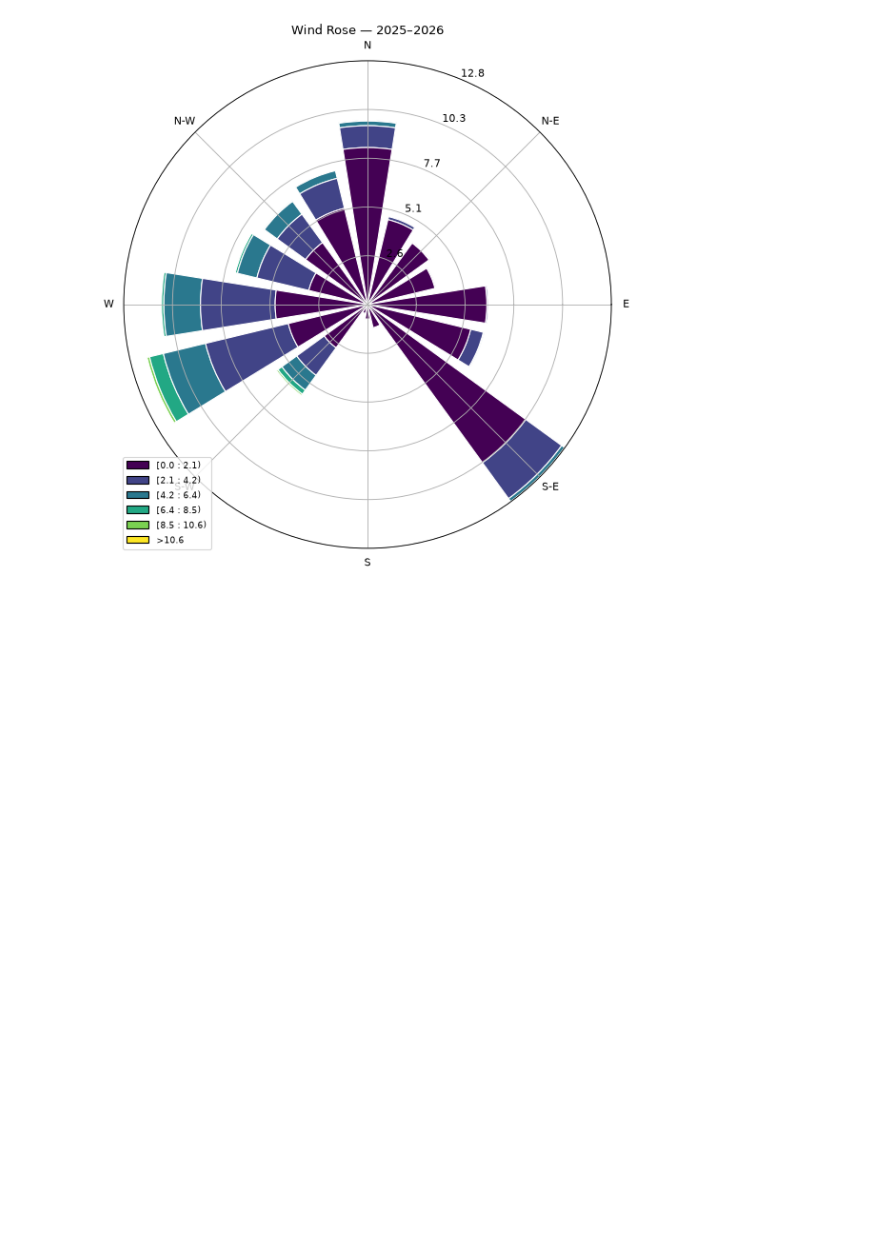
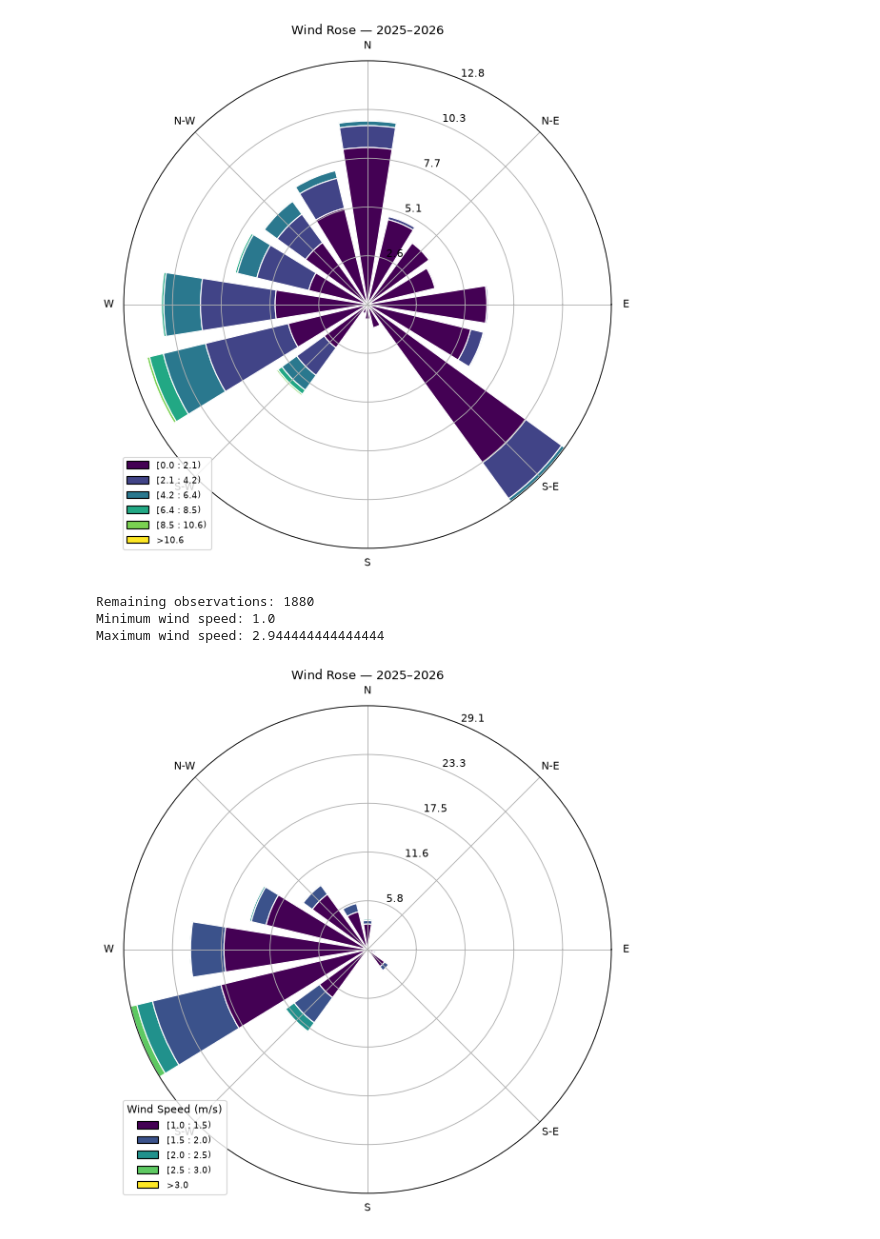
Before and after one commit to shubhprime/FYP, a Jupyter notebook: windrose/windrose.ipynb, the cells around one changed output. Saved outputs shown, nothing was run; the diff lists cells and outputs as text; code cells hidden in the pictures; blank space fills up the shorter version.

```diff
--- a/windrose/windrose.ipynb
+++ b/windrose/windrose.ipynb
@@ -272,3 +272,38 @@ ax.set_legend()
 plt.show()
 # %% [output]
 [figure]
+# %%
+clean_wind_data["Spd(m/s)"] = (
+    clean_wind_data["Spd(Km/hr)"] / 3.6
+)
+clean_wind_data = clean_wind_data[
+    clean_wind_data["Spd(m/s)"] >= 1.0
+].copy()
+print("Remaining observations:", len(clean_wind_data))
+print("Minimum wind speed:", clean_wind_data["Spd(m/s)"].min())
+print("Maximum wind speed:", clean_wind_data["Spd(m/s)"].max())
+# %% [output]
+Remaining observations: 1880
+Minimum wind speed: 1.0
+Maximum wind speed: 2.944444444444444
+# %%
+from windrose import WindroseAxes
+import matplotlib.pyplot as plt
+
+ax = WindroseAxes.from_ax()
+
+ax.bar(
+    clean_wind_data["W Direction(Deg)"],
+    clean_wind_data["Spd(m/s)"],
+    bins=[1, 1.5, 2, 2.5, 3],
+    normed=True,
+    opening=0.8,
+    edgecolor="white"
+)
+
+ax.set_title("Wind Rose — 2025–2026")
+ax.set_legend(title="Wind Speed (m/s)")
+
+plt.show()
+# %% [output]
+[figure, added]
```
Also changed, not shown: 1 other file.
